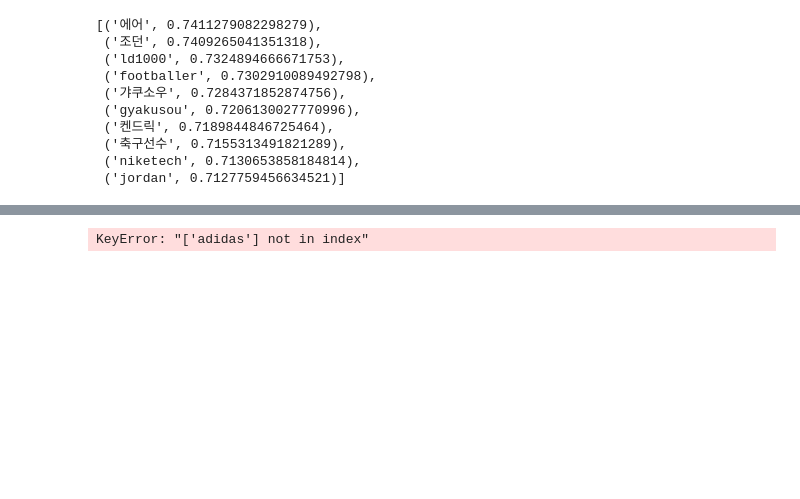
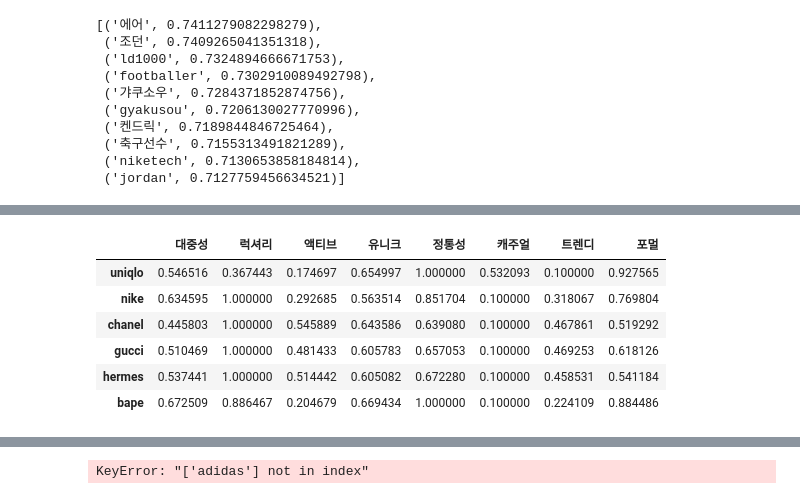
Before and after one commit to gem763/texcrapy, a Jupyter notebook: texcrapy5.ipynb, the cells around one changed output, grey strips where cells are left out. Saved outputs shown, nothing was run; the diff lists cells and outputs as text; code cells hidden in the pictures; blank space fills up the shorter version.

```diff
--- a/texcrapy5.ipynb
+++ b/texcrapy5.ipynb
@@ -517,0 +501,10 @@ KeyError: "word '머래요' not in vocabulary"
+# %%
+bid_norm2.loc[['uniqlo','nike','chanel','gucci','hermes','bape']]
+# %% [output]
+|  | 대중성 | 럭셔리 | 액티브 | 유니크 | 정통성 | 캐주얼 | 트렌디 | 포멀 |
+| uniqlo | 0.546516 | 0.367443 | 0.174697 | 0.654997 | 1.000000 | 0.532093 | 0.100000 | 0.927565 |
+| nike | 0.634595 | 1.000000 | 0.292685 | 0.563514 | 0.851704 | 0.100000 | 0.318067 | 0.769804 |
+| chanel | 0.445803 | 1.000000 | 0.545889 | 0.643586 | 0.639080 | 0.100000 | 0.467861 | 0.519292 |
+| gucci | 0.510469 | 1.000000 | 0.481433 | 0.605783 | 0.657053 | 0.100000 | 0.469253 | 0.618126 |
+| hermes | 0.537441 | 1.000000 | 0.514442 | 0.605082 | 0.672280 | 0.100000 | 0.458531 | 0.541184 |
+| bape | 0.672509 | 0.886467 | 0.204679 | 0.669434 | 1.000000 | 0.100000 | 0.224109 | 0.884486 |
```
Also changed, not shown: parts of 56 cells of this notebook, 2 other files.
